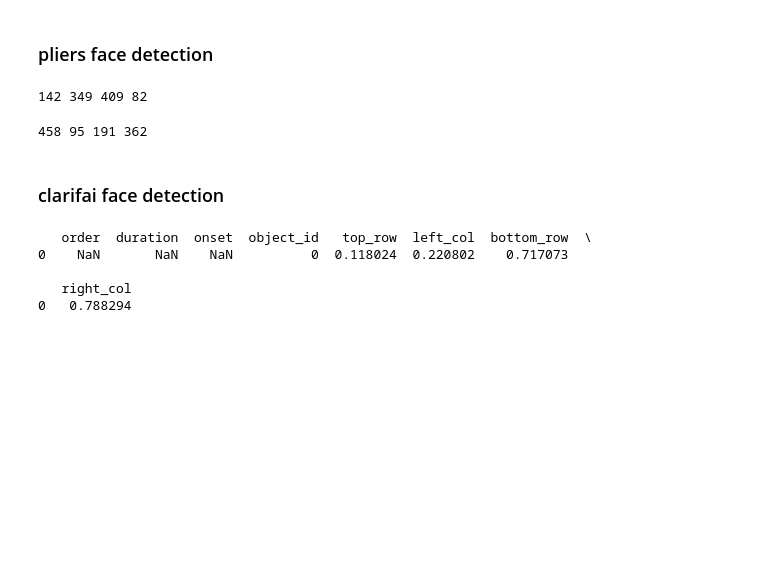
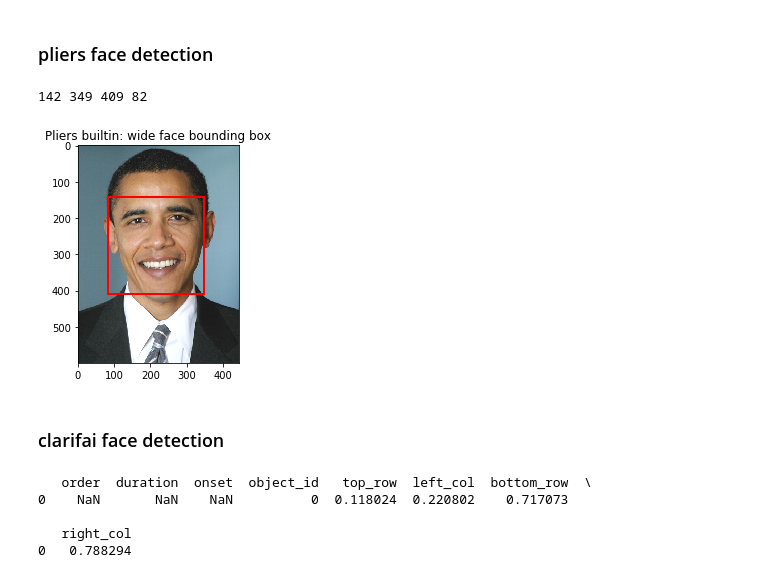
Before and after one commit to jacobtfisher/natstim_neurohack19, a Jupyter notebook: face_annot/code/Facedetection_comparison.ipynb, the cells around one changed output. Saved outputs shown, nothing was run; the diff lists cells and outputs as text; code cells hidden in the pictures; blank space fills up the shorter version.

Commit message:
Plotting fx

```diff
--- a/face_annot/code/Facedetection_comparison.ipynb
+++ b/face_annot/code/Facedetection_comparison.ipynb
@@ -26,6 +26,24 @@ from pliers.stimuli import ImageStim
 from matplotlib import pyplot as plt
 from matplotlib import image as mpimg
 from matplotlib import patches as patches
+# %%
+def plot_boundingBox(img_pth, rect_coords, title):
+    fig,ax = plt.subplots(1)
+    plt_img = mpimg.imread(img_pth)
+    imgplot = ax.imshow(plt_img)
+
+
+    #bottom left xy, width, height
+    rect = patches.Rectangle((rect_coords[0], rect_coords[1]), rect_coords[2], rect_coords[3],
+                             linewidth=2,
+                             edgecolor='r',
+                             facecolor='none',
+                            )
+
+    # Add the patch to the Axes
+    ax.add_patch(rect)
+    plt.title(title)
+    plt.show()
 # %%
 # awful hardcoded path to a test image
 img_pth = opj('../', 'data', 'obama.jpg')
@@ -55,14 +73,21 @@ print(top, right, bottom, left)
 # %% [output]
 142 349 409 82
 # %%
+# NOTE: THESE MAY BE INCORRECT
 # transform css coordinates into pixel
-top_row = y - top
-bottom_row = y - bottom
-left_col = x - left
-right_col = x - right
-print(top_row, right_col, bottom_row, left_col)
+# top_row = y - top
+# bottom_row = y - bottom
+# left_col = x - left
+# right_col = x - right
+# print(top_row, right_col, bottom_row, left_col)
-# %% [output]
-458 95 191 362
+# %%
+# Plot bounding on image
+box_width = right-left
+box_height = top-bottom
+coords = [left, bottom, box_width, box_height]
+plot_boundingBox(img_pth, coords, 'Pliers builtin: wide face bounding box')
+# %% [output]
+[figure, added]
 # %% [markdown]
 ### clarifai face detection
 # %%
```
Also changed, not shown: parts of 7 cells of this notebook.
